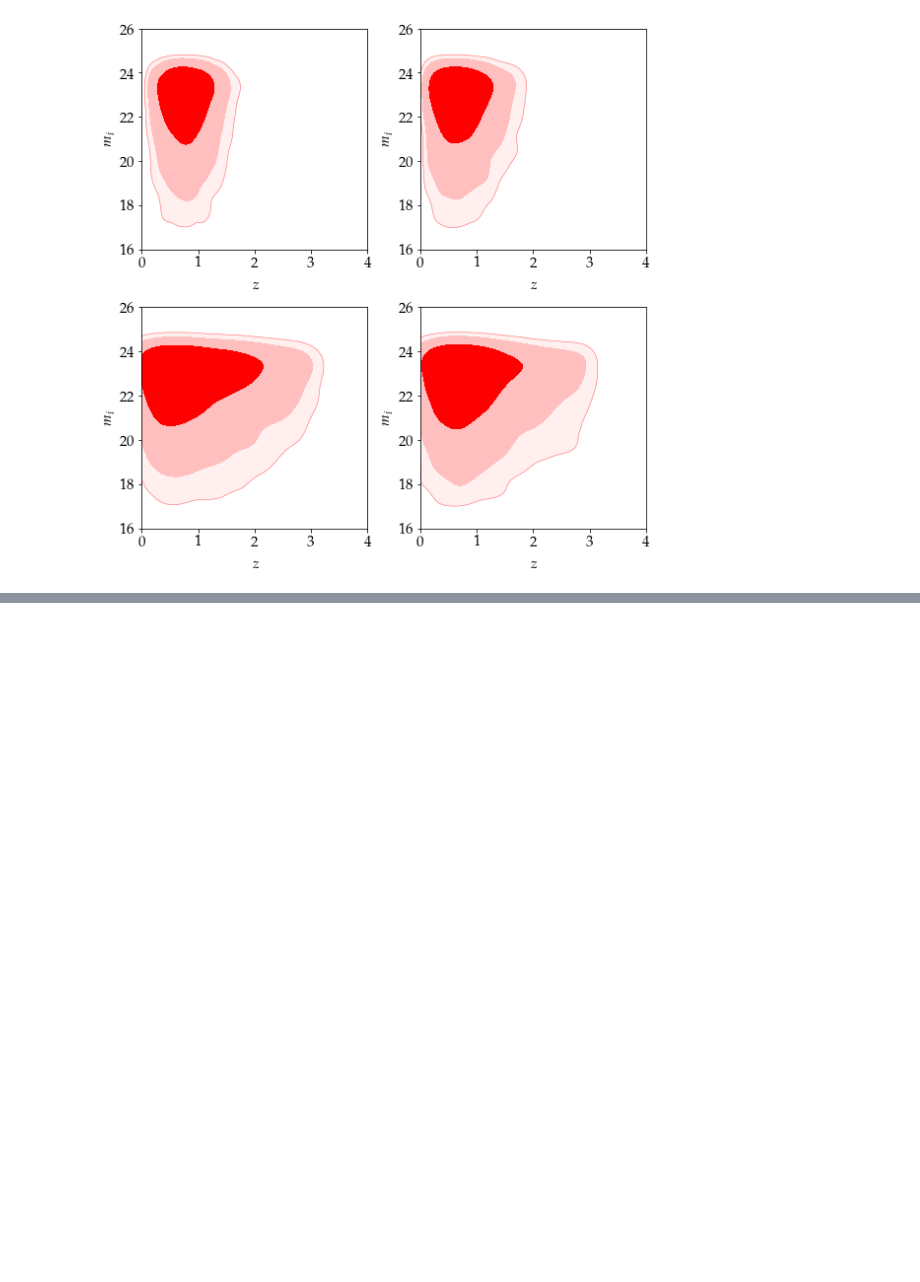
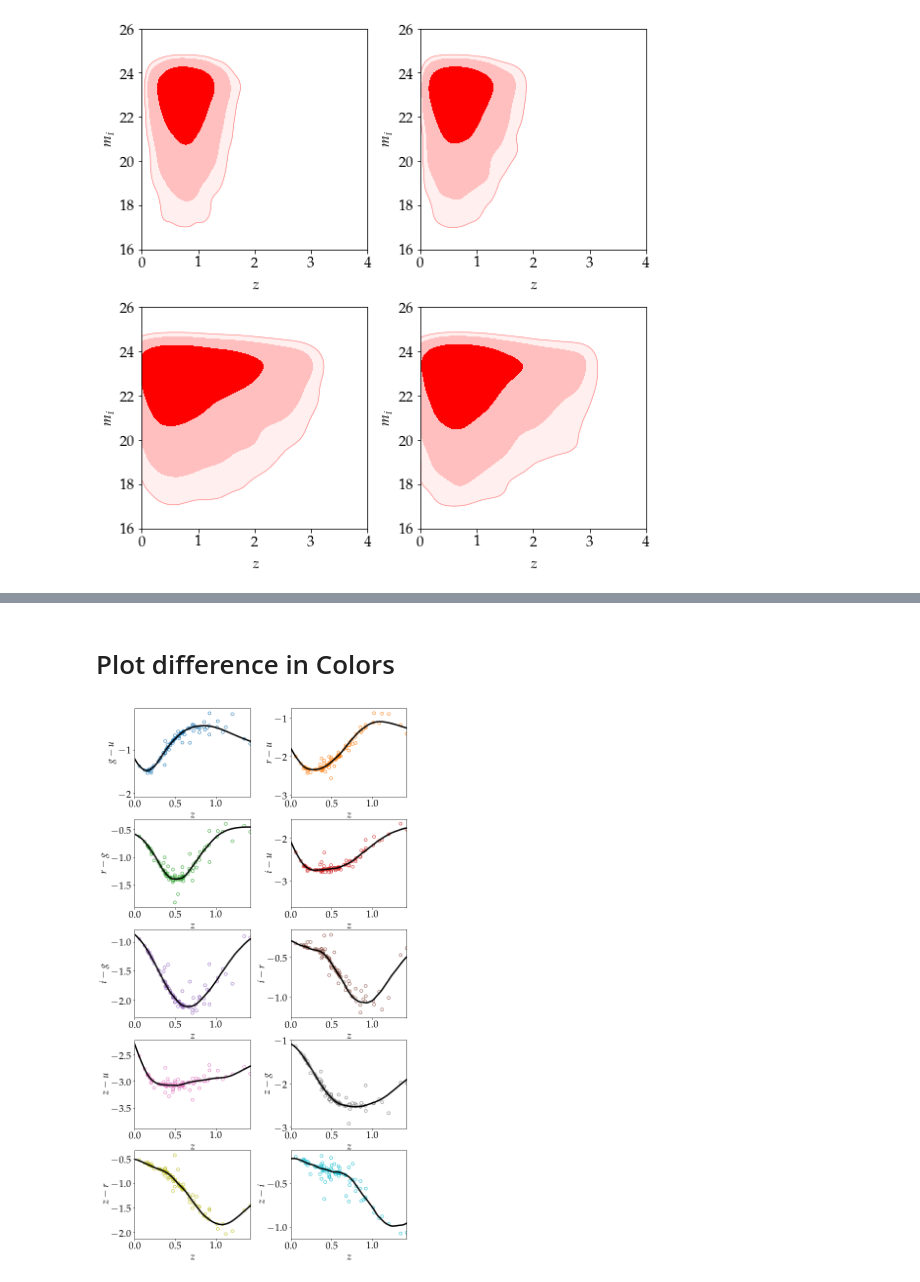
Before and after one commit to Harry45/BHM-nz, a Jupyter notebook: reference/BL-2016/understanding.ipynb, the cells around one changed output, grey strips where cells are left out. Cells and saved outputs as stored; diff of their text form; code cells hidden in the pictures; blank space fills up the shorter version.

```diff
--- a/reference/BL-2016/understanding.ipynb
+++ b/reference/BL-2016/understanding.ipynb
@@ -555,0 +685,7 @@ plt.show()
+# %% [markdown]
+# Plot difference in Colors
+# %%
+temp_chosen = 'Sbc_B2004a'
+index = df.index == temp_chosen
+subset = df[index]
+fluxgrid_sub = fluxgrid[list(seds.keys()).index(temp_chosen), :, :,]
@@ -555,0 +694,25 @@ plt.show()
+# %%
+record_pairs = dict()
+plt.figure(figsize = (10, 20))
+iterindex = 0
+for j in range(5):
+    for k in range(j+1):
+        key1, key2 = keys[j], keys[k]
+        if key1 != key2:
+            delta = subset[key1].values - subset[key2].values
+            fobs = fluxgrid_sub[j] - fluxgrid_sub[k]
+            plt.subplot(5, 2, iterindex + 1)
+            color = np.asarray(cm.tab10.colors[iterindex]).reshape(1,-1)
+            plt.scatter(record_redshift[index], delta, color='none', edgecolors= color)
+            plt.plot(z_grid, fobs, lw = 3, c = 'k')
+            plt.xlim(0, max(record_redshift[index]))
+            plt.ylabel(f'${key1} - {key2}$', fontsize = fontSize)
+            plt.xlabel(r'$z$', fontsize = fontSize)
+            plt.tick_params(axis='x', labelsize=fontSize)
+            plt.tick_params(axis='y', labelsize=fontSize)
+            iterindex += 1
+            record_pairs[f'{key1}-{key2}'] = delta
+plt.subplots_adjust(left=None, bottom=None, right=None, top=None, wspace=0.35, hspace=0.25)
+plt.show()
+# %% [output]
+[figure, added]
```
Also changed, not shown: parts of 40 cells of this notebook, 7 other files.
